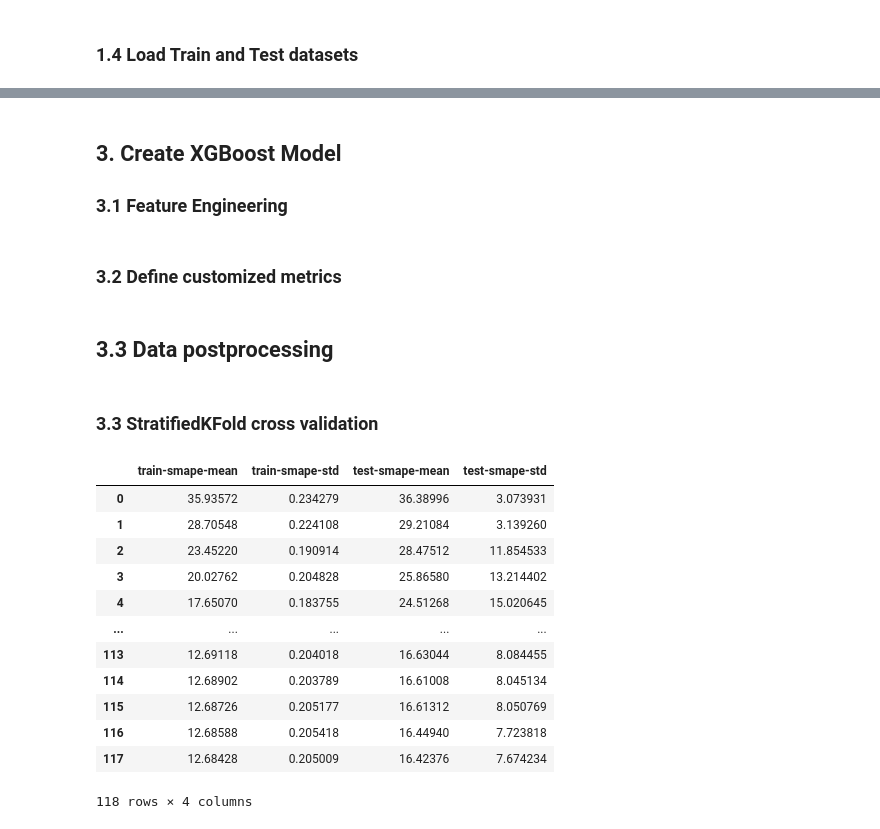
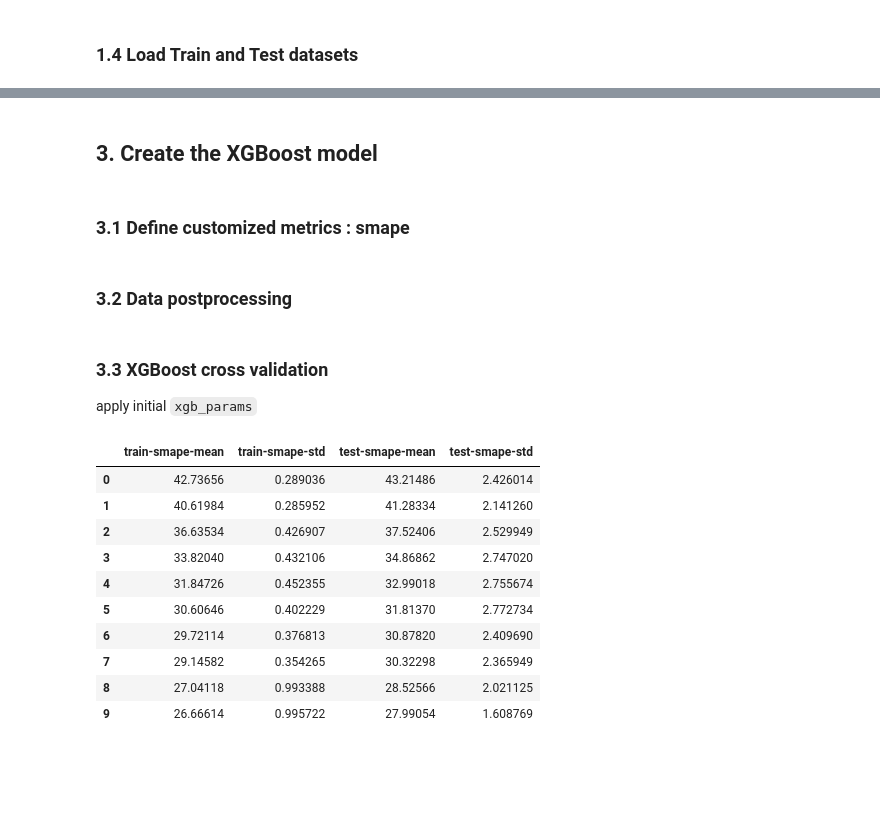
Before and after one commit to ryougishiki1999/MSAI6102Project, a Jupyter notebook: src/xgboost/xgboost.ipynb, the cells around one changed output, grey strips where cells are left out. Cells and saved outputs as stored; diff of their text form; code cells hidden in the pictures; blank space fills up the shorter version.

Commit message:
version 2: simply tune hyper-parammeters and omit lag,rolling features

```diff
--- a/src/xgboost/xgboost.ipynb
+++ b/src/xgboost/xgboost.ipynb
@@ -27,15 +27,17 @@ TEST_FILEPATH = DATASET_PATH + TEST_FILENAME
 LABEL = "sales"
 COLUMN_DATE = "date"
 COLUMN_ID = "id"
-COLUMN_DATE_YEAR = "year"
 # orignial features
 FEATURE_STORE = "store"
 FEATURE_ITEM = "item"
 # created features
+FEATURE_DATE_YEAR = "year"
 FEATURE_DATE_MONTH = "month"
 FEATURE_DATE_QUARTER = "quarter"
 FEATURE_DATE_DAYOFWEEk = "dayofweek"
 FEATURE_DATE_DAYOFYEAR = "dayofyear"
+FEATURE_DATE_IS_MONTH_START = "is_month_start"
+FEATURE_DATE_IS_MONTH_END = "is_month_end"
 
 # For lag features
 LAGS = [
@@ -49,21 +51,24 @@ LAGS = [
 # For Rolling Features
 MIN_PERIODS = 15 # half of month due to win_type
 WINDOWS = [
-    90 + MIN_PERIODS, # 1 quarter, (max-min) of test dates + MIN_PERIODS
-    180 + MIN_PERIODS, # a half year + MIN_PERIODS
-    365 + MIN_PERIODS, # a complete year + MIN_PERIODS
+    90, # 1 quarter, (max-min) of test dates + MIN_PERIODS
+    180, # a half year + MIN_PERIODS
+    365, # a complete year + MIN_PERIODS
 ]
 WIN_TYPE = "triang"
 
 
-# featuren name collection
+# initial featuren name collection
 all_feature_names = [
     FEATURE_STORE,
     FEATURE_ITEM,
+    FEATURE_DATE_YEAR,
     FEATURE_DATE_MONTH,
     FEATURE_DATE_QUARTER,
     FEATURE_DATE_DAYOFWEEk,
     FEATURE_DATE_DAYOFYEAR,
+    FEATURE_DATE_IS_MONTH_START,
+    FEATURE_DATE_IS_MONTH_END,
 ]
 
 
@@ -75,13 +80,13 @@ plt.style.use(style="fivethirtyeight")
 # %% [markdown]
 ### 1.3 Set up Hyper parameters
 # %%
+
 ## General Parameters
 
 BOOSTER = "gbtree" # gbtree and dart use tree based; gblinear use linear funcitons
 DEVICE = "cuda" # cuda, gpu or cpu
 VALIDATE_PARAMETERS = True # perform validation of input parameters to check whether a parameter is used or not.
 DISABLE_DEFEAULT_EVAL_METRIC = True # use customized sample instead.
-
 
 ## Parameters for Tree Booster
 
@@ -91,20 +96,21 @@ MAX_DEPTH = 6 # default 6, 0 indicates no limit on depth.
 # defalut 1, In regression task, simply corresponds to minimum number of instances in each node.
 # The larger hte more conservative
 MIN_CHILD_WEIGHT = 1
-# default 0, positive to help making the update step more conservative.
-#it might help in logistic regression when class is extremely imbalanced.
-MAX_DELTA_STEP = 0
+# # default 0, positive to help making the update step more conservative.
+# #it might help in logistic regression when class is extremely imbalanced.
+# MAX_DELTA_STEP = 0
 SUBSAMPLE = 0.5 # default 1, range(0,1], this prevent overfitting
 COLSAMPLE_BYTREE = 0.8 # range(0,1]
-LAMBDA = 1 #default 1, alias: reg_lambda, L2 regularization term on weights increase to make more conservative
-ALPHA = 0 #defalut 0, L1 regularization term on weights
+# LAMBDA = 1 #default 1, alias: reg_lambda, L2 regularization term on weights increase to make more conservative
+# ALPHA = 0 #defalut 0, L1 regularization term on weights
 TREE_METHOD = "hist" # tree method of xgboost: auto=hist, exact, approx, hist
 
 ## Learning Task Parameters
 
 OBJECTIVE = "reg:squarederror" # objective of learning task
-NUM_BOOST_ROUND = 500 # default 10, equivalent to number of gradient boosted trees.
-EARLY_STOPPING_ROUNDS = 50
+NUM_BOOST_ROUND = 10 # default 10, equivalent to number of gradient boosted trees.
+EARLY_STOPPING_ROUNDS = 10
+RANDOM_STATE = 214
 
 ## Booster parameters of XGBoost model
 
@@ -115,11 +121,11 @@ xgb_params = {
     'disable_default_eval_metric': DISABLE_DEFEAULT_EVAL_METRIC,
     'objective': OBJECTIVE,
     'min_child_weight': MIN_CHILD_WEIGHT,
-    'max_delta_step': MAX_DELTA_STEP,
+    # 'max_delta_step': MAX_DELTA_STEP,
     'subsample': SUBSAMPLE,
     'colsample_bytree': COLSAMPLE_BYTREE,
-    'lambda': LAMBDA,
-    'alpha': ALPHA,
+    # 'lambda': LAMBDA,
+    # 'alpha': ALPHA,
     'tree_method': TREE_METHOD,
 }
 
@@ -130,6 +136,10 @@ NFOLD = 5
 STRATIFIED = False # perform stratified sampling
 SHUFFLE = False
 AS_PANDAS = True # Return pd.DataFrame
+
+# Parmaeters for BayesianSearchCV
+
+CV = 3
 # %% [markdown]
 ### 1.4 Load Train and Test datasets
 # %%
@@ -139,3 +221,2 @@ raw_data_concact_df = pd.concat([train_df, test_df])
 # %% [markdown]
-## 3. Create XGBoost Model
-### 3.1 Feature Engineering
+## 3. Create the XGBoost model
@@ -188,5 +223,5 @@ data_df, X_data, y_data = create_features(raw_data_concact_df, label=LABEL)
 # %% [markdown]
-### 3.2 Define customized metrics
+### 3.1 Define customized metrics : smape
 # %%
 def smape(predt: np.ndarray, dtrain: xgb.DMatrix)->tuple[str, float]:
     y = dtrain.get_label()
@@ -197,5 +236,5 @@ def smape(predt: np.ndarray, dtrain: xgb.DMatrix)->tuple[str, float]:
 # %% [markdown]
-## 3.3 Data postprocessing
+### 3.2 Data postprocessing
 # %%
 data_df.sort_index(inplace=True)
 
@@ -211,32 +250,32 @@ X_test = test_df[all_feature_names]
 
 dtrain = xgb.DMatrix(data=X_train, label=y_train)
 # %% [markdown]
-### 3.3 StratifiedKFold cross validation
+### 3.3 XGBoost cross validation
+apply initial `xgb_params`
 # %%
 eval_historys = xgb.cv(
     params=xgb_params,
     dtrain=dtrain,
     num_boost_round=NUM_BOOST_ROUND,
-    early_stopping_rounds=EARLY_STOPPING_ROUNDS,
+    # early_stopping_rounds=EARLY_STOPPING_ROUNDS,
     nfold=NFOLD,
+    seed=RANDOM_STATE,
     stratified=STRATIFIED,
     as_pandas=AS_PANDAS,
     shuffle=SHUFFLE,
     custom_metric=smape,
 )
 
 eval_historys
 # %% [output]
 |  | train-smape-mean | train-smape-std | test-smape-mean | test-smape-std |
-| 0 | 35.93572 | 0.234279 | 36.38996 | 3.073931 |
-| 1 | 28.70548 | 0.224108 | 29.21084 | 3.139260 |
-| 2 | 23.45220 | 0.190914 | 28.47512 | 11.854533 |
-| 3 | 20.02762 | 0.204828 | 25.86580 | 13.214402 |
-| 4 | 17.65070 | 0.183755 | 24.51268 | 15.020645 |
-| ... | ... | ... | ... | ... |
-| 113 | 12.69118 | 0.204018 | 16.63044 | 8.084455 |
-| 114 | 12.68902 | 0.203789 | 16.61008 | 8.045134 |
-| 115 | 12.68726 | 0.205177 | 16.61312 | 8.050769 |
-| 116 | 12.68588 | 0.205418 | 16.44940 | 7.723818 |
-| 117 | 12.68428 | 0.205009 | 16.42376 | 7.674234 |
+| 0 | 42.73656 | 0.289036 | 43.21486 | 2.426014 |
+| 1 | 40.61984 | 0.285952 | 41.28334 | 2.141260 |
+| 2 | 36.63534 | 0.426907 | 37.52406 | 2.529949 |
+| 3 | 33.82040 | 0.432106 | 34.86862 | 2.747020 |
+| 4 | 31.84726 | 0.452355 | 32.99018 | 2.755674 |
+| 5 | 30.60646 | 0.402229 | 31.81370 | 2.772734 |
+| 6 | 29.72114 | 0.376813 | 30.87820 | 2.409690 |
+| 7 | 29.14582 | 0.354265 | 30.32298 | 2.365949 |
+| 8 | 27.04118 | 0.993388 | 28.52566 | 2.021125 |
+| 9 | 26.66614 | 0.995722 | 27.99054 | 1.608769 |
-118 rows × 4 columns
```
Also changed, not shown: parts of 13 cells of this notebook, 1 other file.
